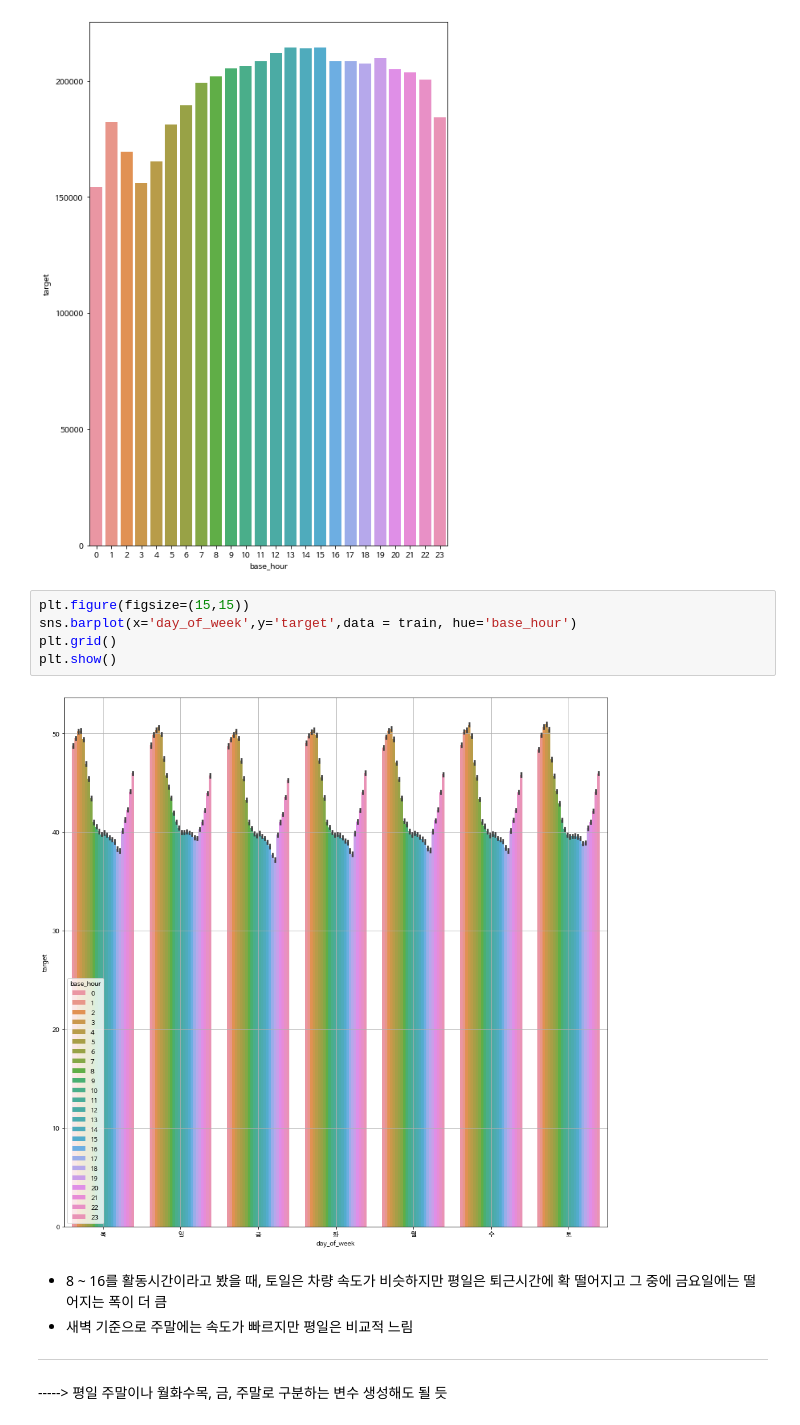
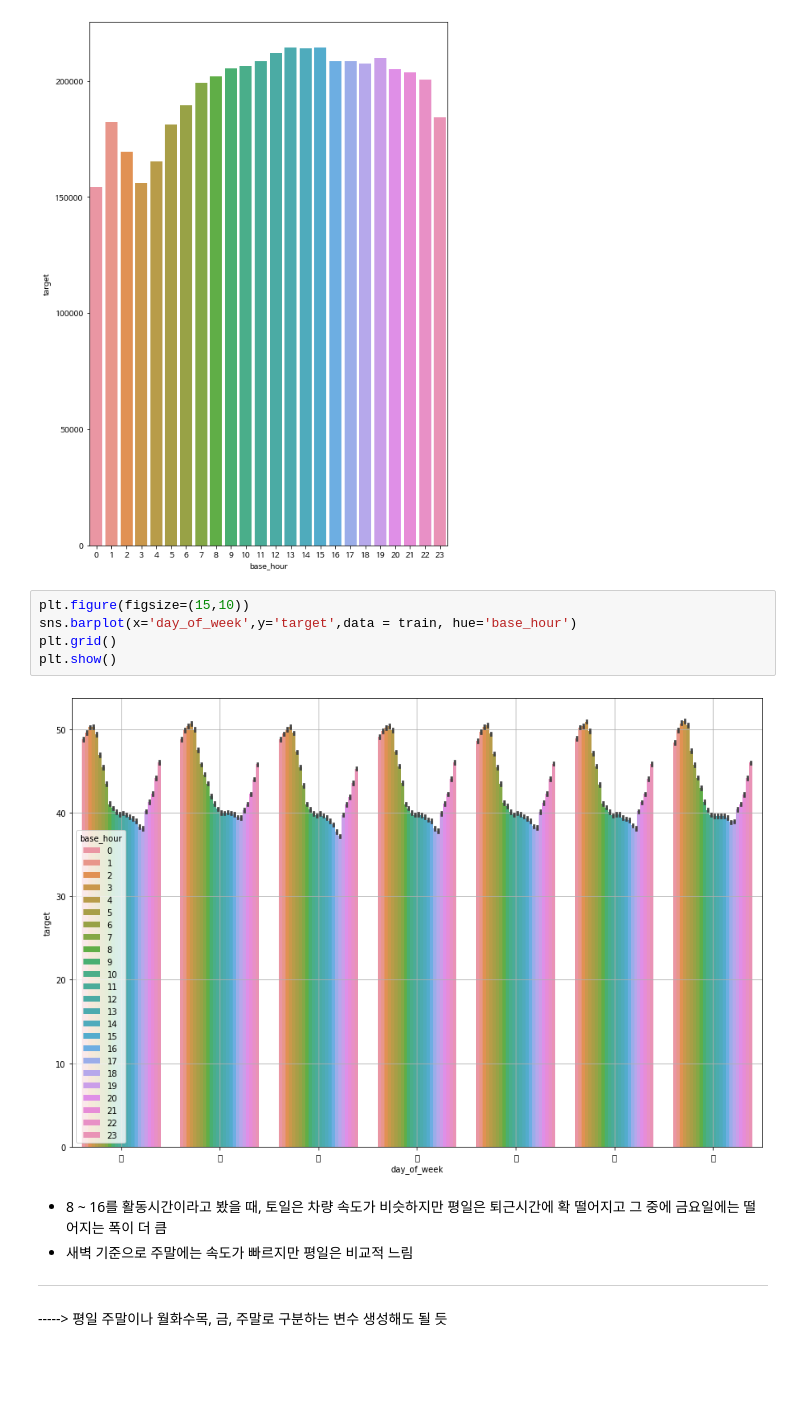
Before and after one commit to Hyeon-je/Dacon_traffic, a Jupyter notebook: code/code.ipynb, the cells around one changed output. Cells and saved outputs as stored; diff of their text form; blank space fills up the shorter version.

```diff
--- a/code/code.ipynb
+++ b/code/code.ipynb
@@ -178,12 +194,12 @@ barplot('base_hour',len)
 # %% [output]
 [figure]
 # %%
-plt.figure(figsize=(15,15))
+plt.figure(figsize=(15,10))
 sns.barplot(x='day_of_week',y='target',data = train, hue='base_hour')
 plt.grid()
 plt.show()
 # %% [output]
-[figure, old version]
+[figure, new version]
 # %% [markdown]
 - 8 ~ 16를 활동시간이라고 봤을 때, 토일은 차량 속도가 비슷하지만 평일은 퇴근시간에 확 떨어지고 그 중에 금요일에는 떨어지는 폭이 더 큼
 - 새벽 기준으로 주말에는 속도가 빠르지만 평일은 비교적 느림
```
Also changed, not shown: parts of 36 cells of this notebook.
